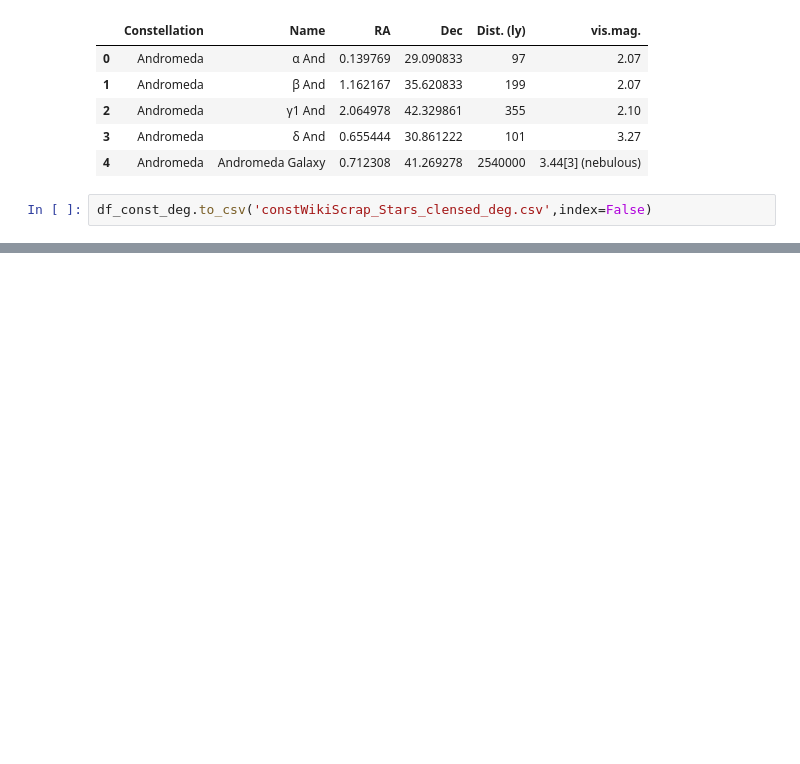
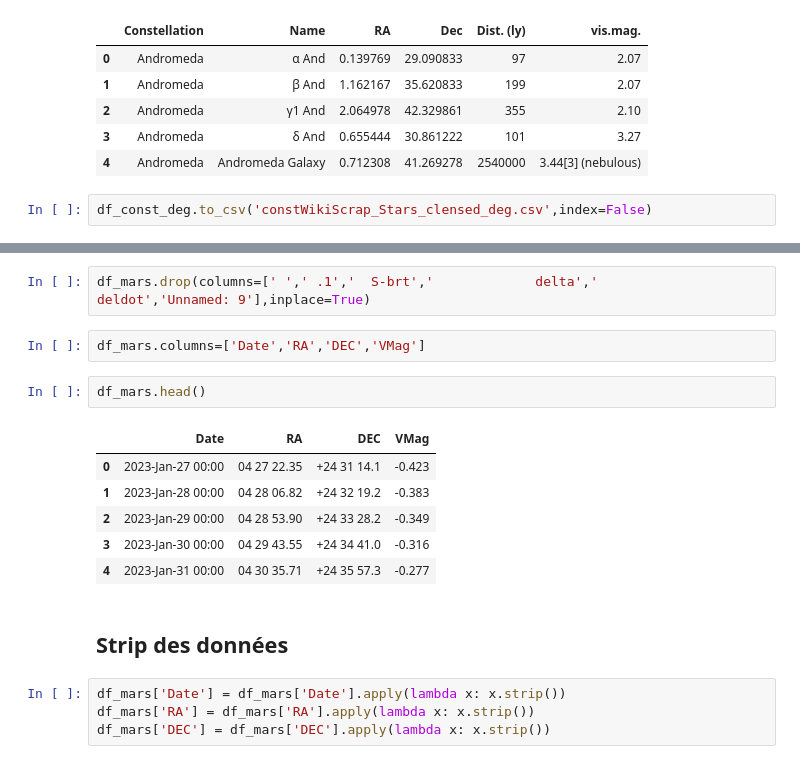
Before and after one commit to LAlto96/openclassrooms-da-p8, a Jupyter notebook: Astro/DataPrep.ipynb, the cells around one changed output, grey strips where cells are left out. Saved outputs shown, nothing was run; the diff lists cells and outputs as text; blank space fills up the shorter version.

```diff
--- a/Astro/DataPrep.ipynb
+++ b/Astro/DataPrep.ipynb
@@ -375,0 +395,19 @@ df_const_deg.to_csv('constWikiScrap_Stars_clensed_deg.csv',index=False)
+# %%
+df_mars.drop(columns=[' ',' .1','  S-brt','             delta','     deldot','Unnamed: 9'],inplace=True)
+# %%
+df_mars.columns=['Date','RA','DEC','VMag']
+# %%
+df_mars.head()
+# %% [output]
+|  | Date | RA | DEC | VMag |
+| 0 | 2023-Jan-27 00:00 | 04 27 22.35 | +24 31 14.1 | -0.423 |
+| 1 | 2023-Jan-28 00:00 | 04 28 06.82 | +24 32 19.2 | -0.383 |
+| 2 | 2023-Jan-29 00:00 | 04 28 53.90 | +24 33 28.2 | -0.349 |
+| 3 | 2023-Jan-30 00:00 | 04 29 43.55 | +24 34 41.0 | -0.316 |
+| 4 | 2023-Jan-31 00:00 | 04 30 35.71 | +24 35 57.3 | -0.277 |
+# %% [markdown]
+## Strip des données
+# %%
+df_mars['Date'] = df_mars['Date'].apply(lambda x: x.strip())
+df_mars['RA'] = df_mars['RA'].apply(lambda x: x.strip())
+df_mars['DEC'] = df_mars['DEC'].apply(lambda x: x.strip())
```
Also changed, not shown: parts of 8 cells of this notebook.
